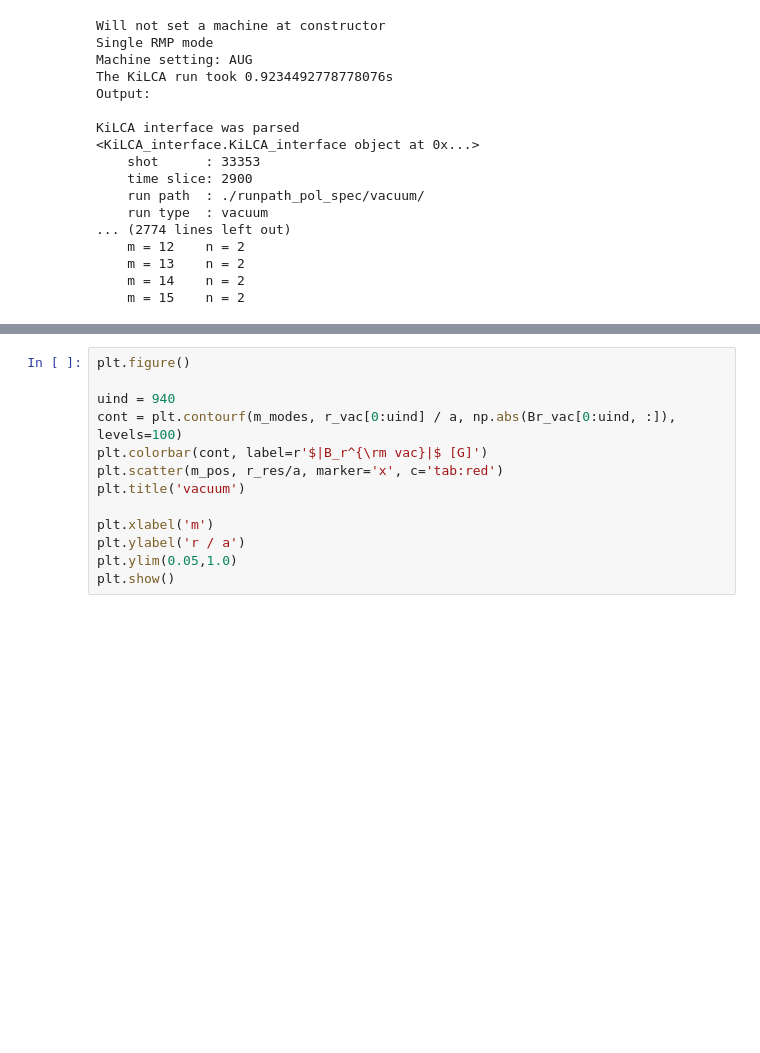
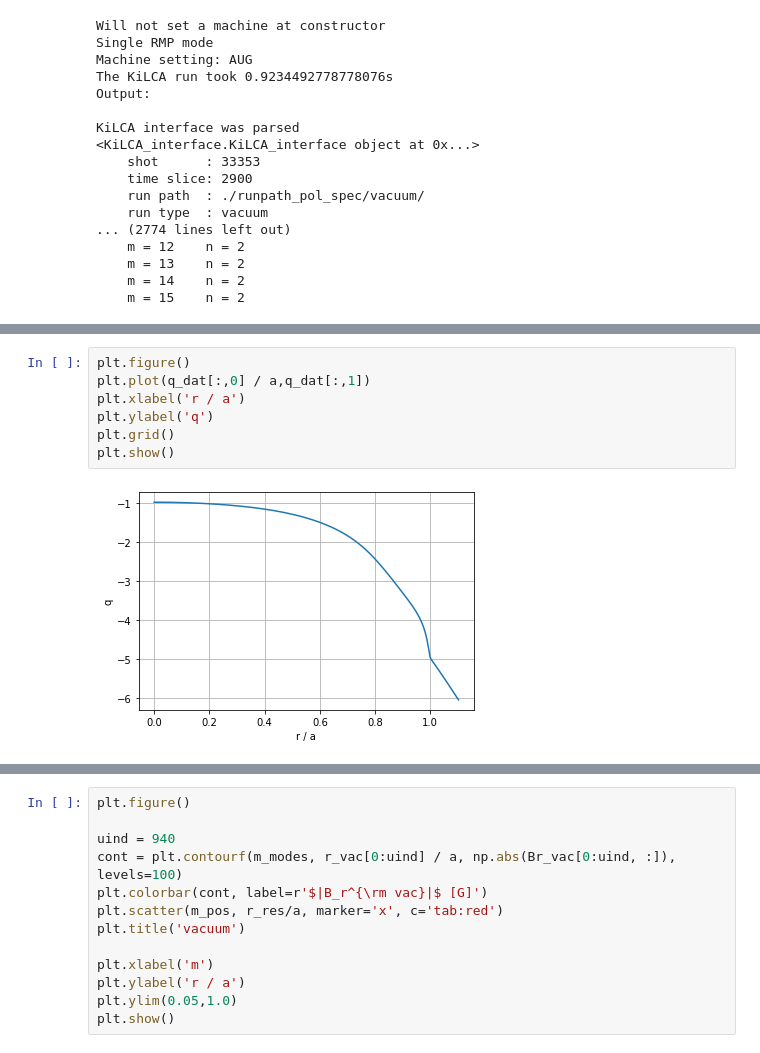
Before and after one commit to itpplasma/KAMEL, a Jupyter notebook: python/kilca_interface/tutorial/poloidal_spectrum_scan.ipynb, the cells around one changed output, grey strips where cells are left out. Saved outputs shown, nothing was run; the diff lists cells and outputs as text; blank space fills up the shorter version.

```diff
--- a/python/kilca_interface/tutorial/poloidal_spectrum_scan.ipynb
+++ b/python/kilca_interface/tutorial/poloidal_spectrum_scan.ipynb
@@ -93 +91,10 @@ array([ 3.        ,  3.15200238,  3.30400475, ..., 79.97997998,
+# %%
+plt.figure()
+plt.plot(q_dat[:,0] / a,q_dat[:,1])
+plt.xlabel('r / a')
+plt.ylabel('q')
+plt.grid()
+plt.show()
+# %% [output]
+[figure, added]
 # %%
```
Also changed, not shown: parts of 4 cells of this notebook.
